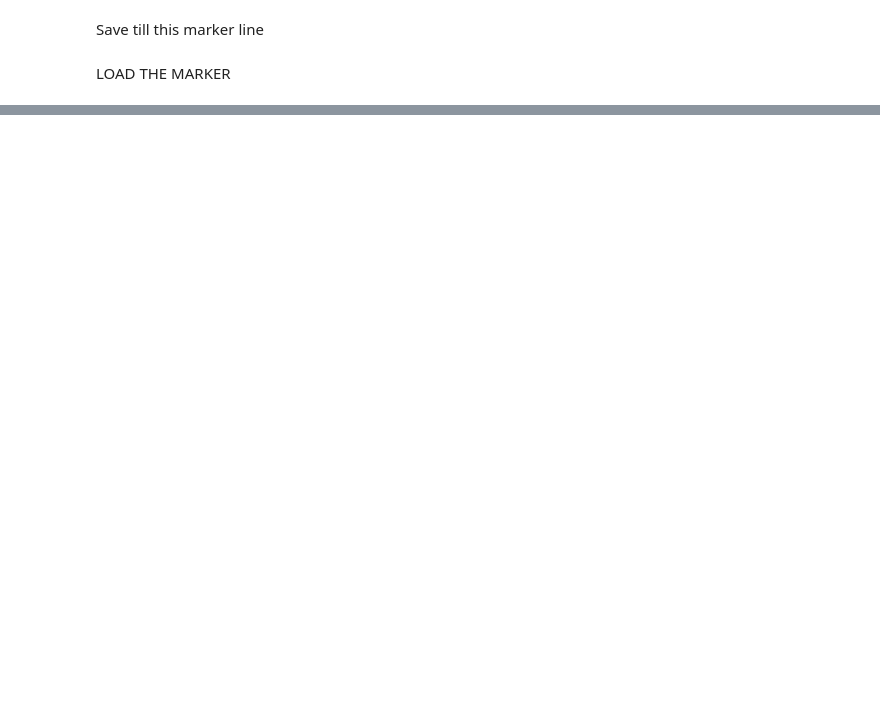
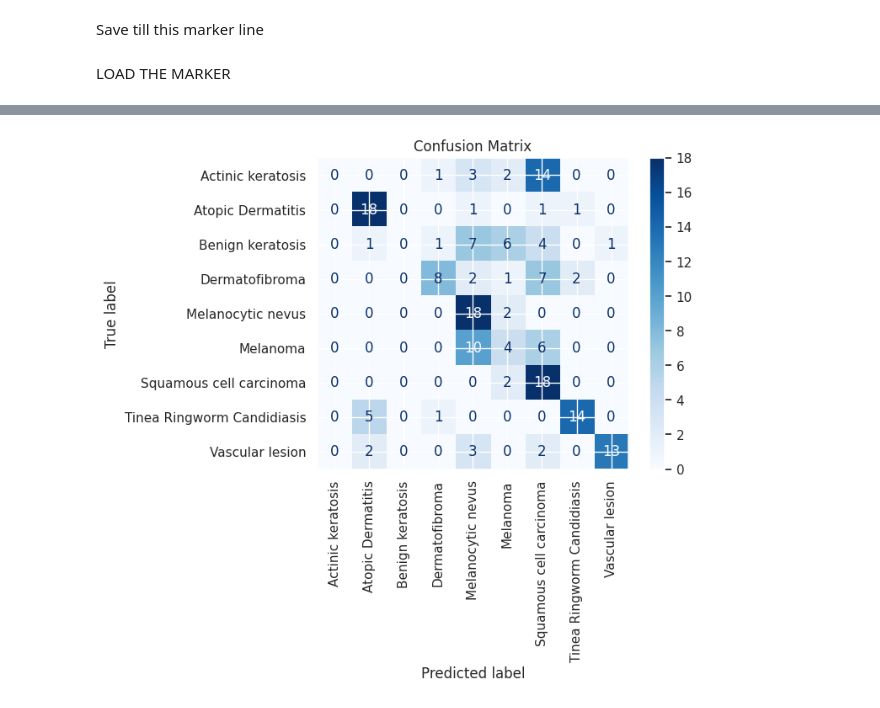
Before and after one commit to SandeshKhatiwada05/Skin-Disease-Detection-CNN--MobileNet-and-DenseNet, a Jupyter notebook: Flask Project/SkinDisease.ipynb, the cells around one changed output, grey strips where cells are left out. Saved outputs shown, nothing was run; the diff lists cells and outputs as text; code cells hidden in the pictures; blank space fills up the shorter version.

```diff
--- a/Flask Project/SkinDisease.ipynb
+++ b/Flask Project/SkinDisease.ipynb
@@ -215,0 +483,2 @@ plot_acc(history)
+# %%
+IMG_SAVE_PATH_TESTING = '/content/drive/MyDrive/val'
@@ -215,0 +506,6 @@ plot_acc(history)
+# %%
+# Unpack images and labels
+testing_data, testing_labels = zip(*dataset_testing)
+
+# Map string labels to integer indices
+testing_temp = list(map(str_to_Int_mapper, testing_labels))
@@ -215,0 +525,3 @@ plot_acc(history)
+# %%
+from keras.utils import to_categorical
+testing_labels = to_categorical(testing_temp, num_classes=9)
@@ -215,0 +551,18 @@ plot_acc(history)
+# %%
+import matplotlib.pyplot as plt
+from sklearn.metrics import confusion_matrix, ConfusionMatrixDisplay
+import numpy as np
+
+# Predict classes
+pred_probs = model.predict(np.array(testing_data))
+pred_labels = np.argmax(pred_probs, axis=1)
+true_labels = np.argmax(testing_labels, axis=1)
+
+cm = confusion_matrix(true_labels, pred_labels)
+
+disp = ConfusionMatrixDisplay(confusion_matrix=cm,
+                              display_labels=list(Str_to_Int.keys()))
+disp.plot(cmap=plt.cm.Blues, xticks_rotation='vertical')
+plt.title('Confusion Matrix')
+plt.show()
+# %% [output]
@@ -215,0 +570 @@ plot_acc(history)
+[figure, added]
```
Also changed, not shown: parts of 36 cells of this notebook, 1 other file.
